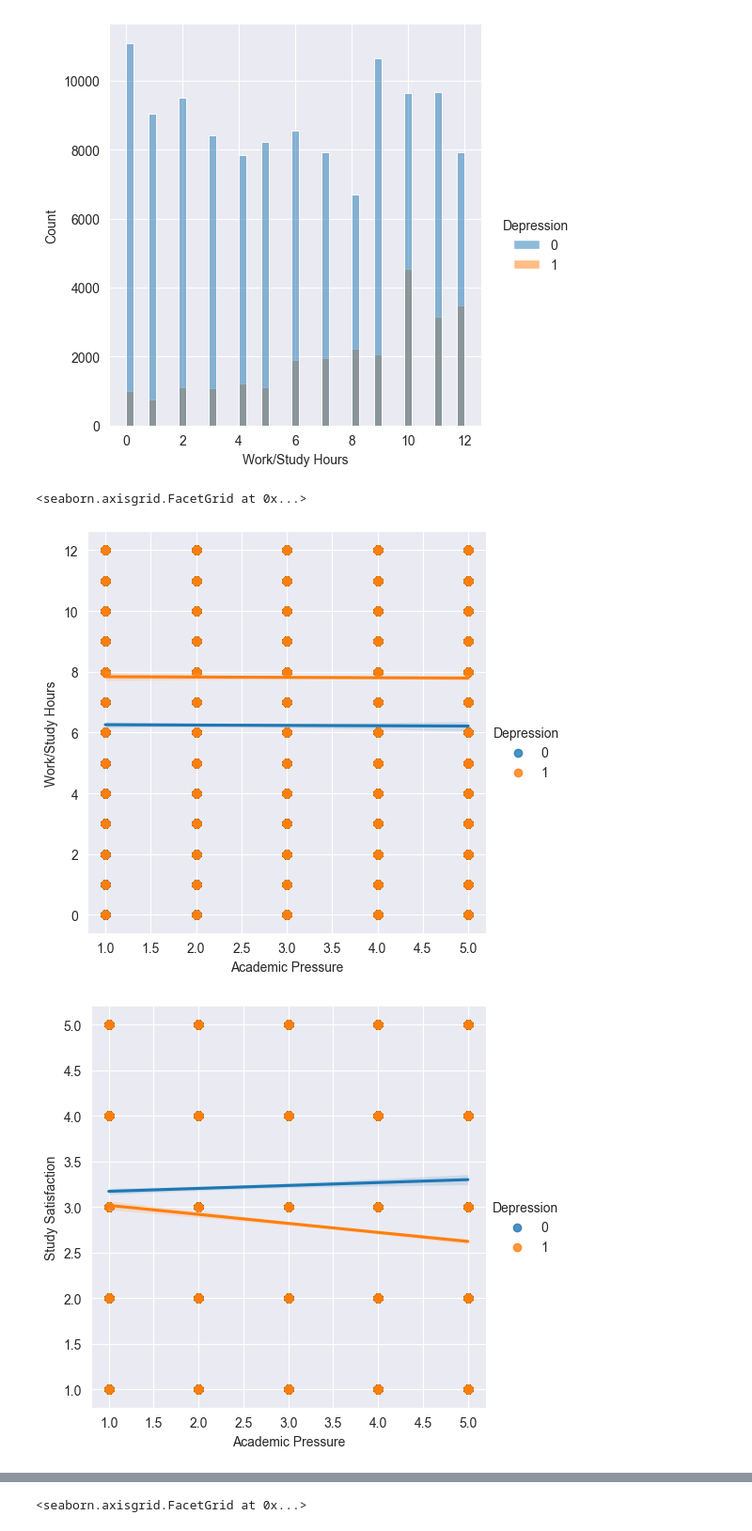
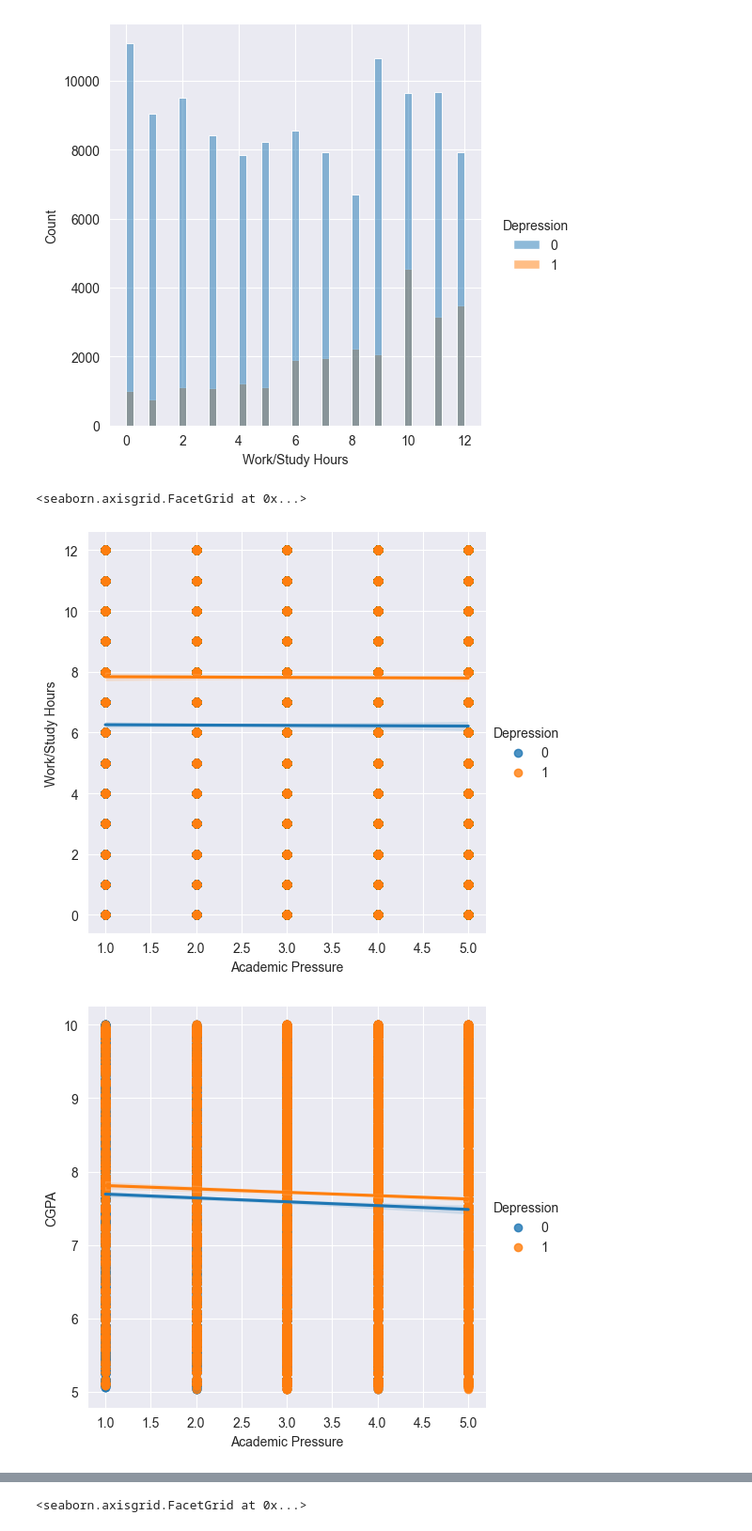
Before and after one commit to Doushabaoo/Mental_Health, a Jupyter notebook: notebooks/Raw_EDA.ipynb, the cells around one changed output, grey strips where cells are left out. Shown: that part at 94% size. Saved outputs shown, nothing was run; the diff lists cells and outputs as text; code cells hidden in the pictures.

```diff
--- a/notebooks/Raw_EDA.ipynb
+++ b/notebooks/Raw_EDA.ipynb
@@ -116,9 +121,8 @@ sns.displot(train, x="Work/Study Hours", hue="Depression")
 [figure]
 # %%
 sns.lmplot(train, x="Academic Pressure", y="Work/Study Hours", hue="Depression")
-sns.lmplot(train, x="Academic Pressure", y="Study Satisfaction", hue="Depression")
 sns.lmplot(train, x="Academic Pressure", y="CGPA", hue="Depression")
 # %% [output]
 <seaborn.axisgrid.FacetGrid at 0x...>
 [figure]
-[figure, old version]
+[figure, new version]
```
Also changed, not shown: parts of 28 cells of this notebook, 8 other files.
